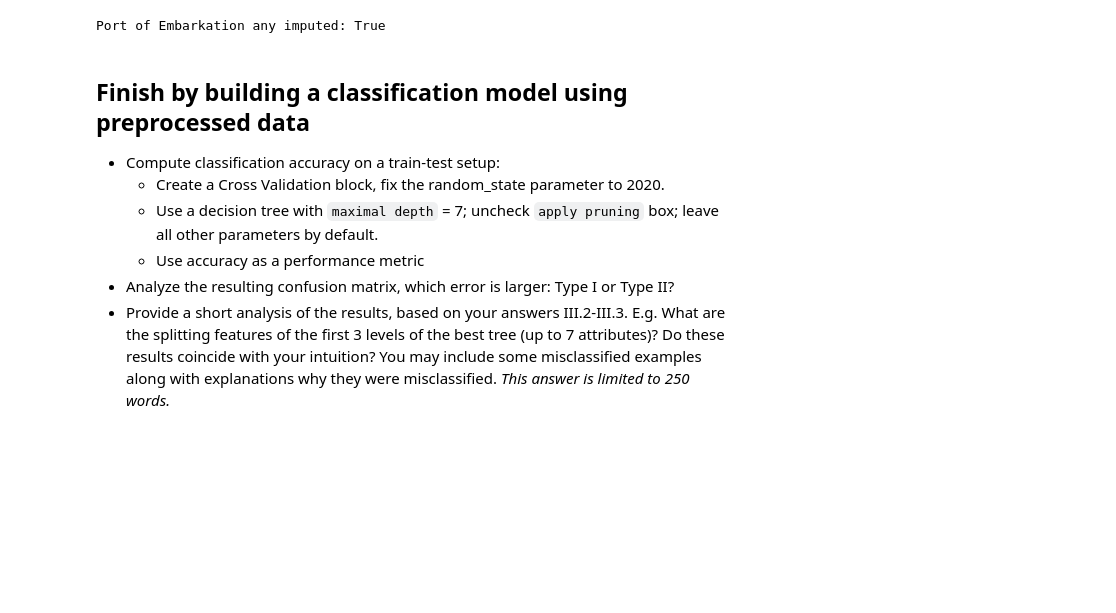
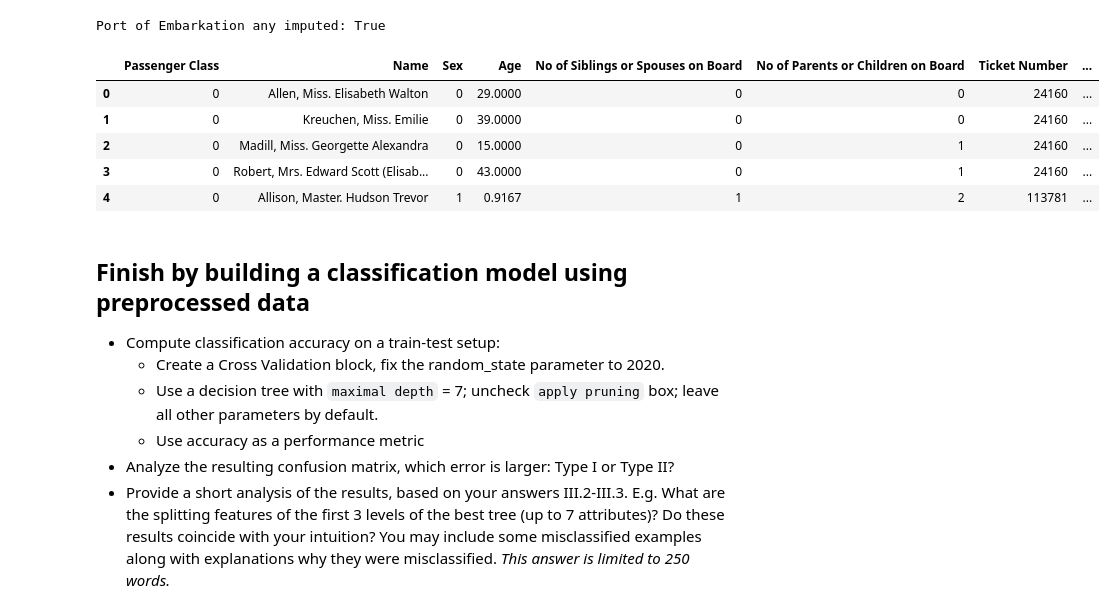
Before and after one commit to demidafonichev/hse-data-science-in-business-2020, a Jupyter notebook: HW2/HW2.ipynb, the cells around one changed output. Saved outputs shown, nothing was run; the diff lists cells and outputs as text; code cells hidden in the pictures; blank space fills up the shorter version.

```diff
--- a/HW2/HW2.ipynb
+++ b/HW2/HW2.ipynb
@@ -145,7 +152,7 @@ Index(['Age', 'No of Siblings or Spouses on Board',
 # %%
 for col in num_cols:
     if titanic[col].isna().any():
-        titanic[col + ' Imputed'] = titanic[col].isna()
+        titanic[col + ' Imputed'] = titanic[col].isna().astype(int)
         titanic[col] = titanic[col].fillna(titanic.groupby(['Sex', 'Passenger Class', 'Port of Embarkation'])[col]
                                    .transform('mean'))
 
@@ -179,7 +186,7 @@ for col in cat_cols:
         if len(unique_values) >= 20:
             titanic = titanic.drop([col], axis=1)
         else:
-            titanic[col + ' Imputed'] = titanic[col].isna()
+            titanic[col + ' Imputed'] = titanic[col].isna().astype(int)
             titanic = pd.get_dummies(titanic, prefix=[col], columns=[col])
 
 titanic.head()
@@ -194,6 +201,19 @@ titanic.head()
 print(f'Port of Embarkation any imputed: {titanic["Port of Embarkation Imputed"].any()}')
 # %% [output]
 Port of Embarkation any imputed: True
+# %%
+lencoder = LabelEncoder()
+for col in ['Passenger Class', 'Sex', 'Survived']:
+    titanic[col] = lencoder.fit_transform(titanic[col])
+
+titanic.head()
+# %% [output]
+|  | Passenger Class | Name | Sex | Age | No of Siblings or Spouses on Board | No of Parents or Children on Board | Ticket Number | ... |
+| 0 | 0 | Allen, Miss. Elisabeth Walton | 0 | 29.0000 | 0 | 0 | 24160 | ... |
+| 1 | 0 | Kreuchen, Miss. Emilie | 0 | 39.0000 | 0 | 0 | 24160 | ... |
+| 2 | 0 | Madill, Miss. Georgette Alexandra | 0 | 15.0000 | 0 | 1 | 24160 | ... |
+| 3 | 0 | Robert, Mrs. Edward Scott (Elisab... | 0 | 43.0000 | 0 | 1 | 24160 | ... |
+| 4 | 0 | Allison, Master. Hudson Trevor | 1 | 0.9167 | 1 | 2 | 113781 | ... |
 # %% [markdown]
 ## Finish by building a classification model using preprocessed data
 - Compute classification accuracy on a train-test setup:
```
Also changed, not shown: parts of 6 cells of this notebook.
